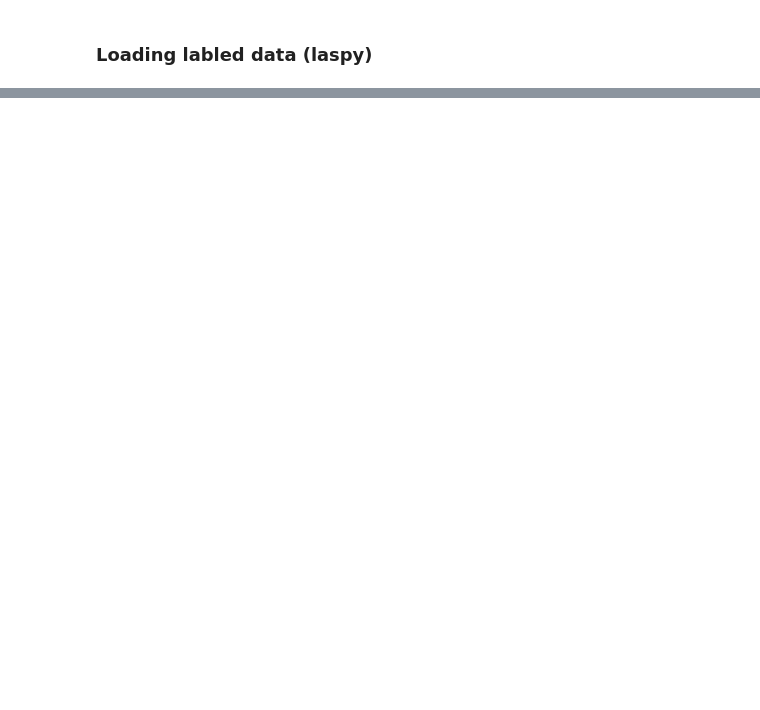
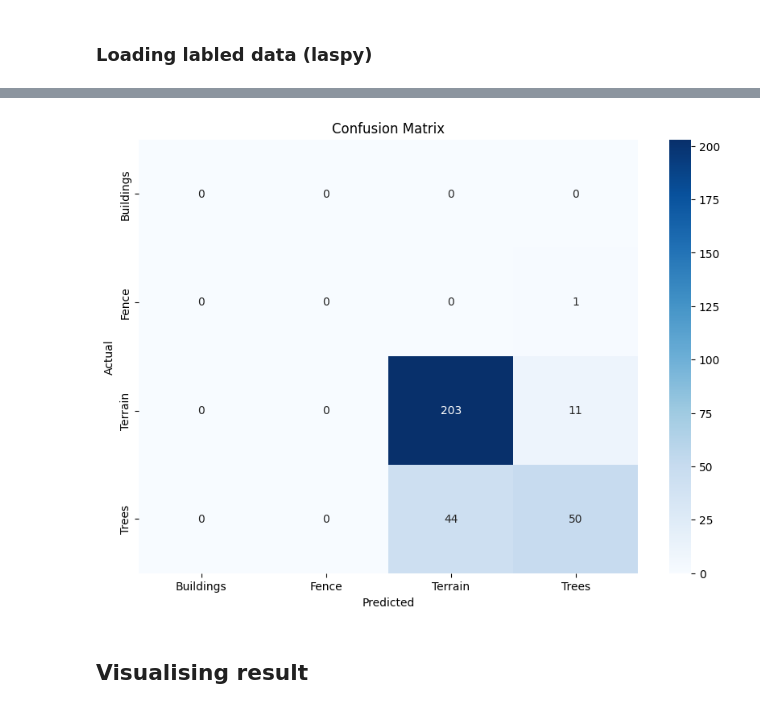
Before and after one commit to rebekk1110/3dFinalProject, a Jupyter notebook: main.ipynb, the cells around one changed output, grey strips where cells are left out. Drawn from its saved outputs; the diff is of its cells as text; code cells hidden in the pictures; blank space fills up the shorter version.

```diff
--- a/main.ipynb
+++ b/main.ipynb
@@ -93,0 +97,6 @@ Loading up to 100000 points...
+# %%
+# Helper function to check location relative to modified diagonal
+def is_below_modified_diagonal(x, y):
+    """Check if a point is below the modified diagonal line with extra bias towards bottom-left corner."""
+    # Adjust the condition to make the diagonal further down by adding an offset to the y-values
+    return (y <= m * x + (b + offset)) or (x <= x_min + (x_max - x_min) * threshold_factor and y <= y_min + (y_max - y_min) * threshold_factor)
@@ -93,0 +325,14 @@ Loading up to 100000 points...
+# %%
+## 1. Transforming class to new class
+features_df['new_classification'] = features_df['classification'].map(class_mapping)
+print(f" Printed head of features_df after adding new_classificaiton{features_df.head()}")
+
+## 2. Checking the transforming data
+
+class_counts = features_df['new_classification'].value_counts()
+print(f"Value counts in 'new_classification':\n{class_counts}")
+
+# Add the 'new_classification' from df to features_df
+#features_df['new_classification'] = df['new_classification']
+# Check if any 'new_classification' values are missing
+print("Number of NaN values in new_classification:", features_df['new_classification'].isna().sum())
@@ -93,0 +415,7 @@ Loading up to 100000 points...
+# %%
+# Evaluate the model
+y_pred = clf.predict(X_test)
+
+# Print classification report
+print("Classification Report:")
+print(classification_report(y_test, y_pred))
@@ -93,0 +433,19 @@ Loading up to 100000 points...
+# %%
+from sklearn.metrics import confusion_matrix
+import seaborn as sns
+import matplotlib.pyplot as plt
+
+# Confusion matrix
+cm = confusion_matrix(y_test, y_pred, labels=clf.classes_)
+
+# Plot the confusion matrix
+plt.figure(figsize=(10, 7))
+sns.heatmap(cm, annot=True, fmt='d', cmap='Blues', xticklabels=clf.classes_, yticklabels=clf.classes_)
+plt.ylabel('Actual')
+plt.xlabel('Predicted')
+plt.title('Confusion Matrix')
+plt.show()
+# %% [output]
+[figure, added]
+# %% [markdown]
+## Visualising result
```
Also changed, not shown: parts of 50 cells of this notebook, 42 other files.
